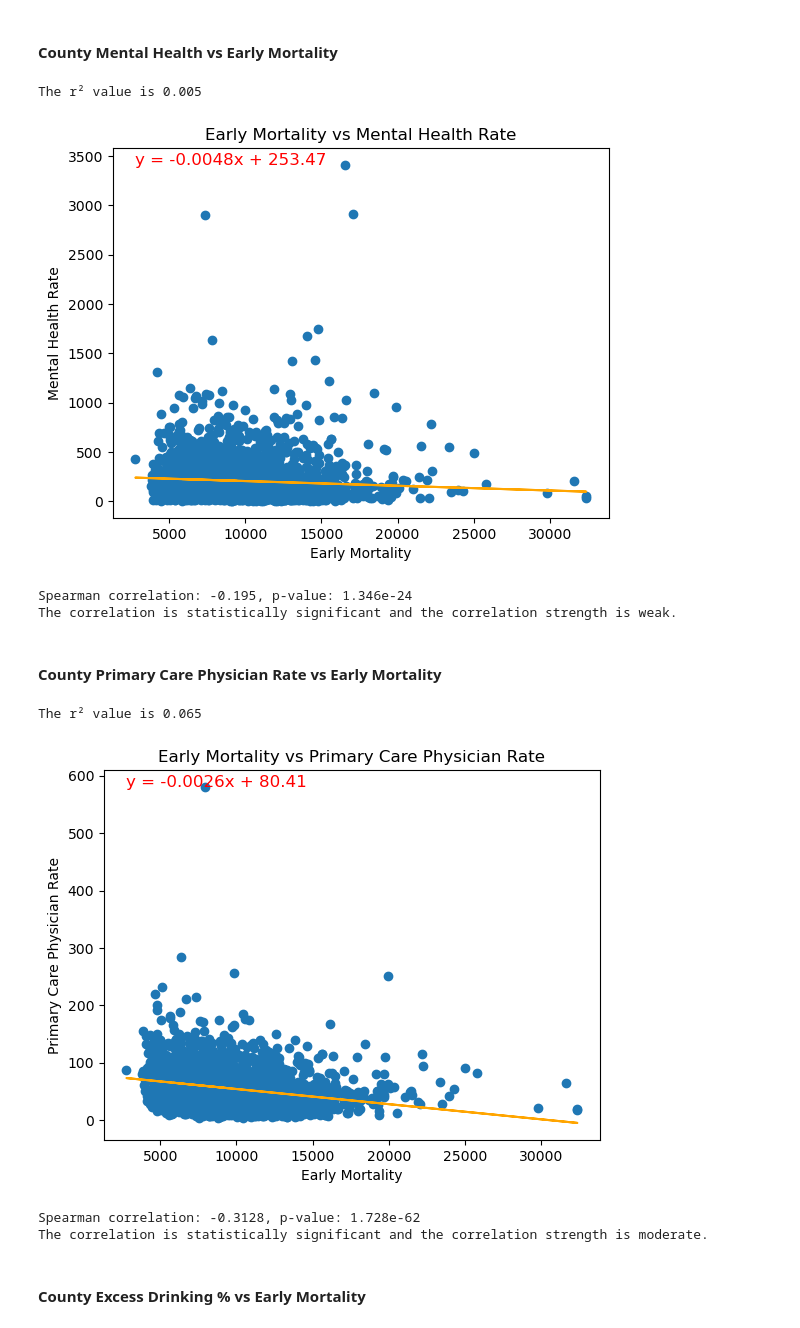
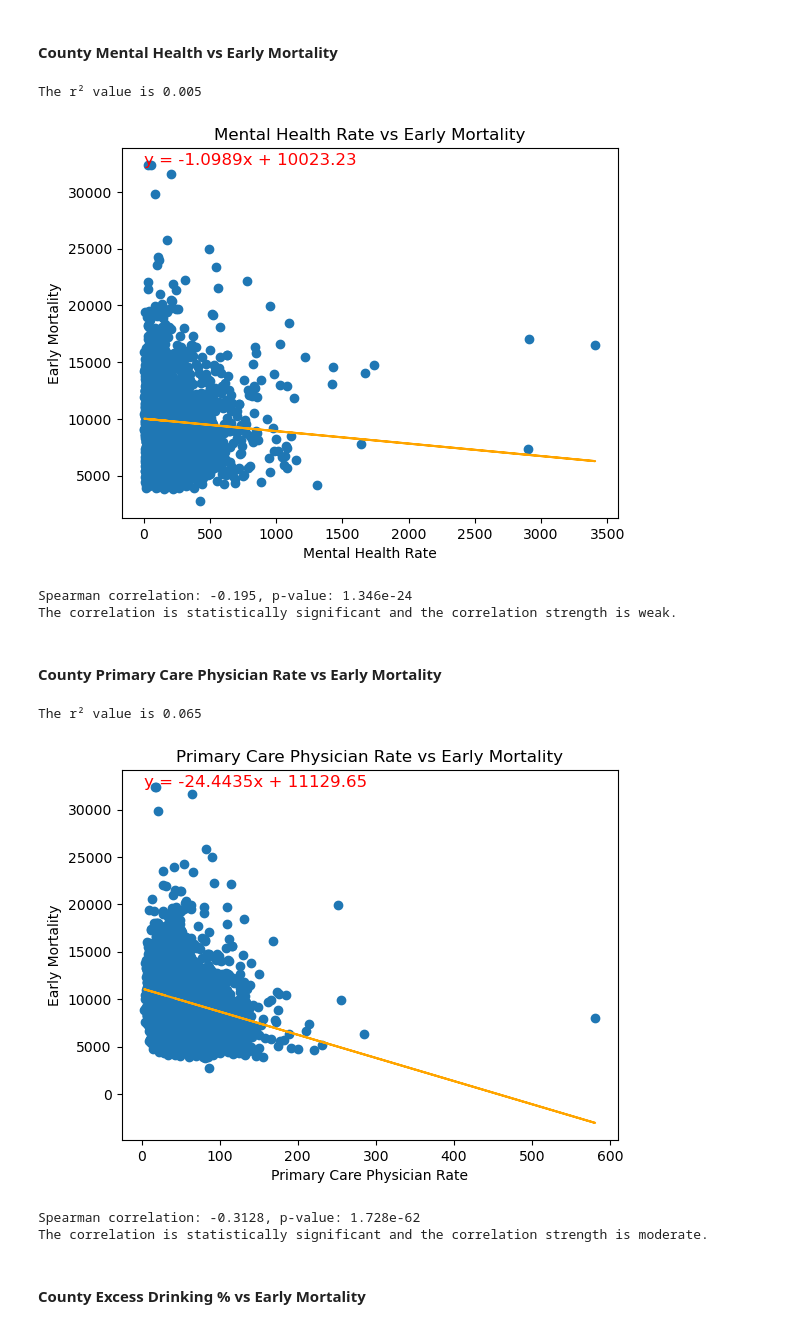
Before and after one commit to the-eva-a/group-1-project-1, a Jupyter notebook: notebooks/Variable_Correlation_Relationships_Accurate.ipynb, the cells around one changed output. Saved outputs shown, nothing was run; the diff lists cells and outputs as text; code cells hidden in the pictures.

```diff
--- a/notebooks/Variable_Correlation_Relationships_Accurate.ipynb
+++ b/notebooks/Variable_Correlation_Relationships_Accurate.ipynb
@@ -417,11 +412,11 @@ The correlation is statistically significant and the correlation strength is mod
 #### County Mental Health vs Early Mortality
 # %%
 # Set x and y values and labels
+x_values = county_df["mental_health_rate"]
+y_values = county_df["early_death_years_lost"]
+cool_xlabel = "Mental Health Rate"
+cool_ylabel = "Early Mortality"
 
-x_values = county_df["early_death_years_lost"]
-y_values = county_df["mental_health_rate"]
-cool_xlabel = "Early Mortality"
-cool_ylabel = "Mental Health Rate"
 
 # Create the linear regression plot
 cool_linear_regression_function(x_values, y_values, cool_xlabel, cool_ylabel)
@@ -448,45 +443,44 @@ else:
     print("The correlation is not statistically significant.")
 # %% [output]
 The r² value is 0.005
-[figure, old version]
+[figure, new version]
 Spearman correlation: -0.195, p-value: 1.346e-24
 The correlation is statistically significant and the correlation strength is weak.
 # %% [markdown]
 #### County Primary Care Physician Rate vs Early Mortality
 # %%
 # Set x and y values and labels
-
-x_values = county_df["early_death_years_lost"]
-y_values = county_df["primary_care_phys_rate"]
-cool_xlabel = "Early Mortality"
-cool_ylabel = "Primary Care Physician Rate"
+x_values = county_df["primary_care_phys_rate"]
+y_values = county_df["early_death_years_lost"]
+cool_xlabel = "Primary Care Physician Rate"
+cool_ylabel = "Early Mortality"
 
 # Create the linear regression plot
 cool_linear_regression_function(x_values, y_values, cool_xlabel, cool_ylabel)
 
 # Call the correlation function and capture all returned values
 correlation, p_value, correlation_type = correlation_function(x_values, y_values)
 
 # Print results
 print(f"{correlation_type} correlation: {round(correlation, 4)}, p-value: {p_value:.4g}")
 
 # Interpretation
 if p_value < 0.05:
 
     # Determine the strength of the correlation
     if abs(correlation) >= 0.7:
         strength = "strong"
     elif abs(correlation) >= 0.3:
         strength = "moderate"
     else:
         strength = "weak"
 
     print(f"The correlation is statistically significant and the correlation strength is {strength}.")
 else:
     print("The correlation is not statistically significant.")
 # %% [output]
 The r² value is 0.065
-[figure, old version]
+[figure, new version]
 Spearman correlation: -0.3128, p-value: 1.728e-62
 The correlation is statistically significant and the correlation strength is moderate.
 # %% [markdown]
```
Also changed, not shown: parts of 26 cells of this notebook.
